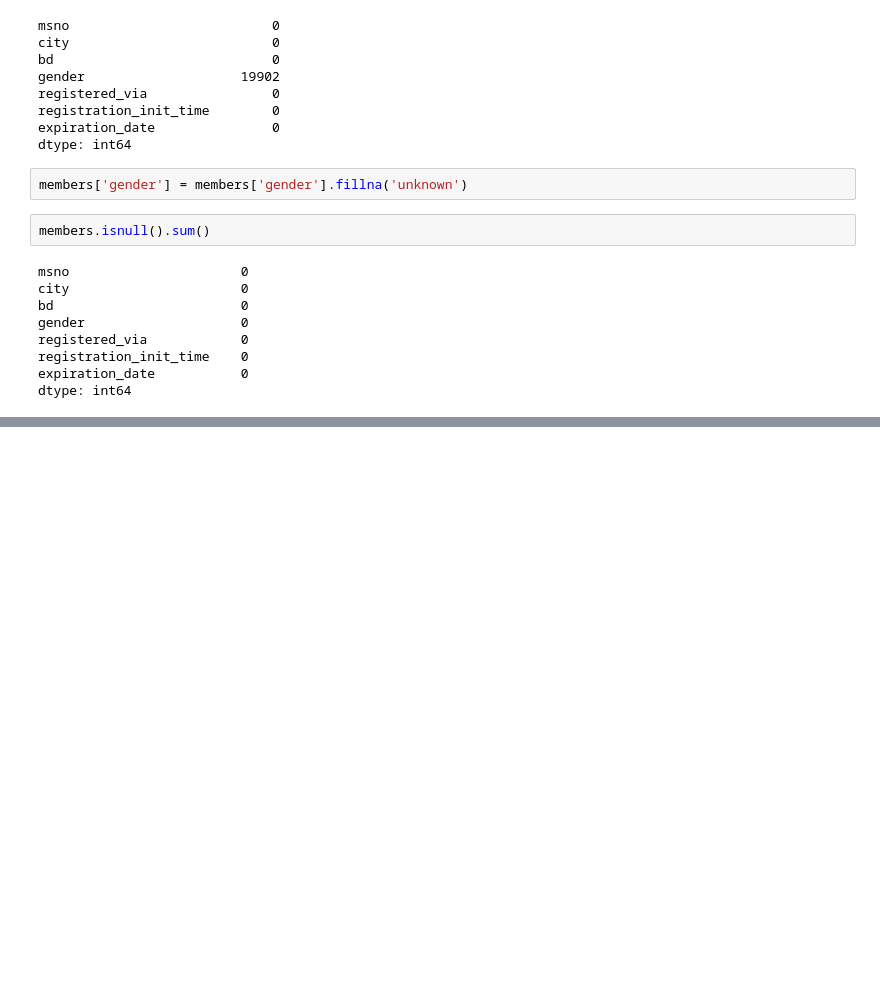
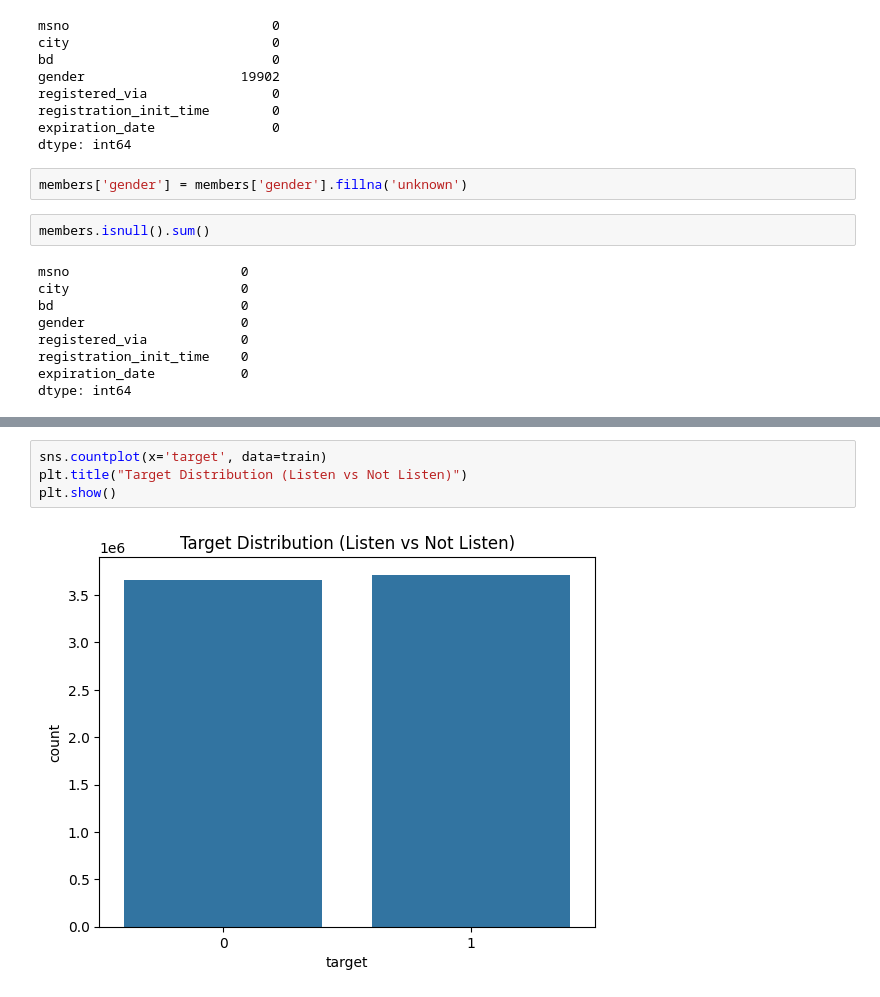
Before and after one commit to aditisonkar12/rhythmAI-recsys, a Jupyter notebook: notebooks/01_eda.ipynb, the cells around one changed output, grey strips where cells are left out. Cells and saved outputs as stored; diff of their text form; blank space fills up the shorter version.

Commit message:
target distribution

```diff
--- a/notebooks/01_eda.ipynb
+++ b/notebooks/01_eda.ipynb
@@ -128,0 +134,6 @@ dtype: int64
+# %%
+sns.countplot(x='target', data=train)
+plt.title("Target Distribution (Listen vs Not Listen)")
+plt.show()
+# %% [output]
+[figure, added]
```
Also changed, not shown: parts of 2 cells of this notebook.
